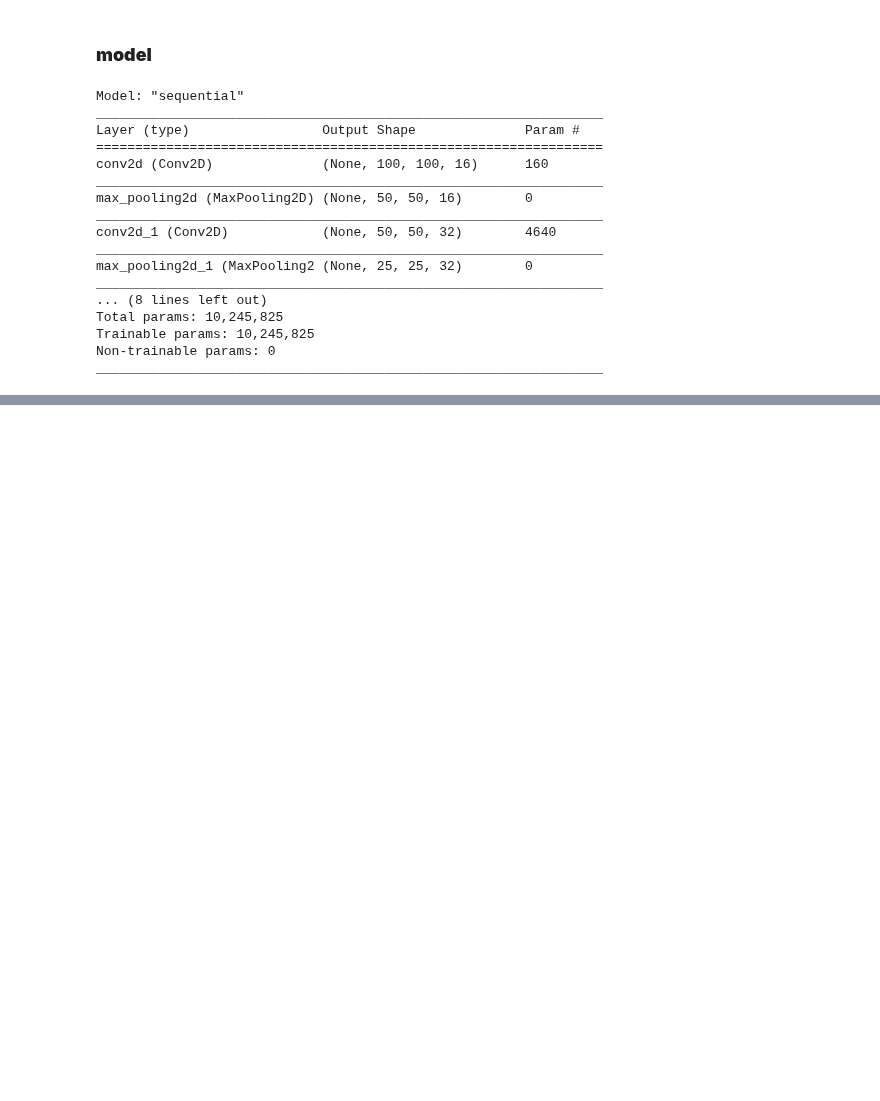
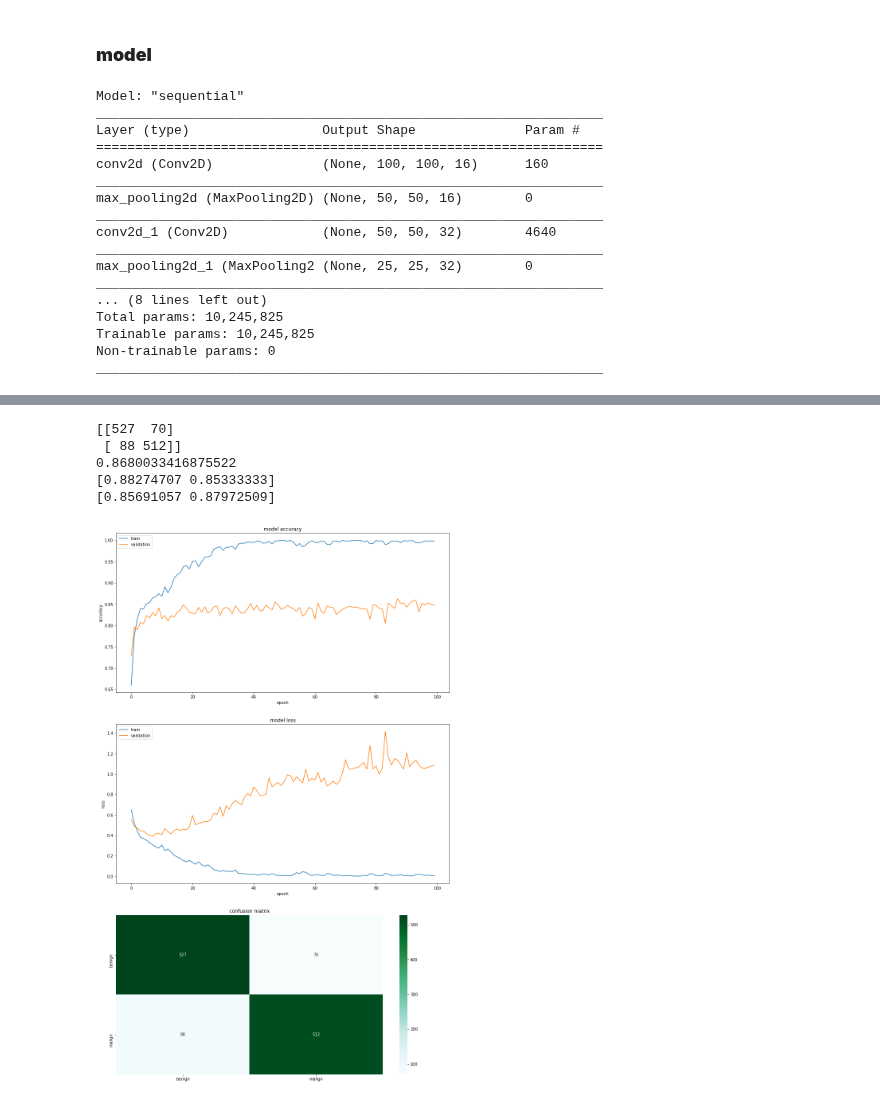
Before and after one commit to comHack/Mammography_DL_Classification, a Jupyter notebook: Models/model_2.ipynb, the cells around one changed output, grey strips where cells are left out. Drawn from its saved outputs; the diff is of its cells as text; code cells hidden in the pictures; blank space fills up the shorter version.

Commit message:
Added Visualization of layers and confusion matrix

```diff
--- a/Models/model_2.ipynb
+++ b/Models/model_2.ipynb
@@ -274,0 +267,47 @@ for layer_name, feature_map in zip(layer_names, feature_maps):
+# %%
+y_Pred = model.predict(X_test)
+# %%
+print(confusion_matrix(y_test, np.rint(y_Pred)))
+print(accuracy_score(y_test, np.rint(y_Pred)))
+print(recall_score(y_test, np.rint(y_Pred), average=None))
+print(precision_score(y_test, np.rint(y_Pred), average=None))
+# %% [output]
+[[527  70]
+ [ 88 512]]
+0.8680033416875522
+[0.88274707 0.85333333]
+[0.85691057 0.87972509]
+# %%
+class_names = ['benign', 'malign']
+
+cm = pd.DataFrame(confusion_matrix(y_test, np.rint(y_Pred)),
+                  index = class_names,
+                  columns = class_names)
+
+metrics_values = [ [confusion_matrix(y_test, np.rint(y_Pred))],
+            [accuracy_score(y_test, np.rint(y_Pred))],
+            [recall_score(y_test, np.rint(y_Pred), average=None)],
+            [precision_score(y_test, np.rint(y_Pred), average=None)]]
+
+fig, ax = plt.subplots(3, 1, figsize = (15, 25))
+
+ax[0].plot(result.history['acc'])
+ax[0].plot(result.history['val_acc'])
+ax[0].set_title('model accuracy')
+ax[0].set_ylabel('accuracy')
+ax[0].set_xlabel('epoch')
+ax[0].legend(['train', 'validation'], loc='upper left')
+
+ax[1].plot(result.history['loss'])
+ax[1].plot(result.history['val_loss'])
+ax[1].set_title('model loss')
+ax[1].set_ylabel('loss')
+ax[1].set_xlabel('epoch')
+ax[1].legend(['train', 'validation'], loc='upper left')
+
+hm = sn.heatmap(cm, annot=True, fmt='.4g', cmap='BuGn', ax=ax[2])
+hm.set_title("confusion matrix")
+
+plt.show()
+# %% [output]
+[figure, added]
```
Also changed, not shown: parts of 6 cells of this notebook.
